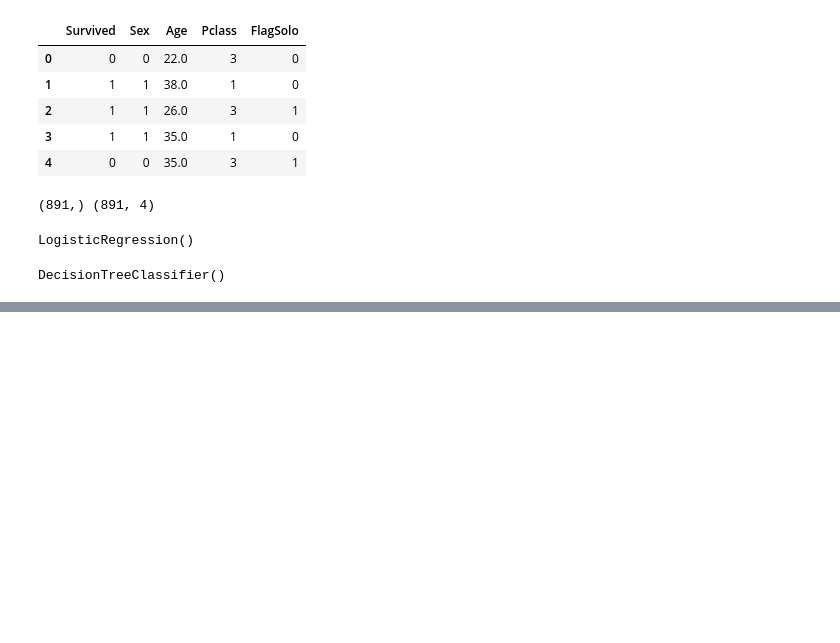
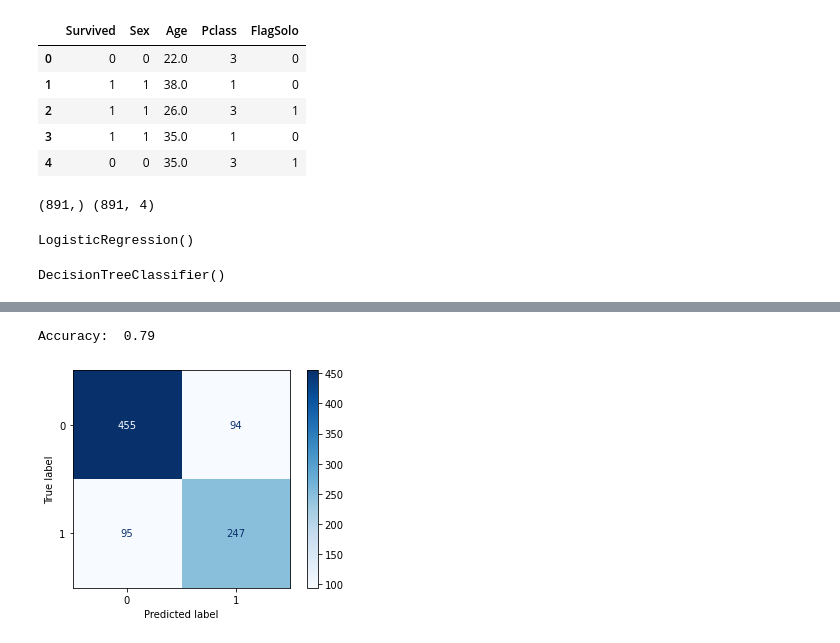
Before and after one commit to ijarpa/ijarpa, a Jupyter notebook: Proyecto Titanic/1_Titanic.ipynb, the cells around one changed output, grey strips where cells are left out. Drawn from its saved outputs; the diff is of its cells as text; code cells hidden in the pictures; blank space fills up the shorter version.

```diff
--- a/Proyecto Titanic/1_Titanic.ipynb
+++ b/Proyecto Titanic/1_Titanic.ipynb
@@ -284,0 +291,5 @@ def conf_mat_acc(modelo):
+# %%
+conf_mat_acc(logreg)
+# %% [output]
+Accuracy:  0.79
+[figure, added]
```
Also changed, not shown: parts of 2 cells of this notebook, 2 other files.
